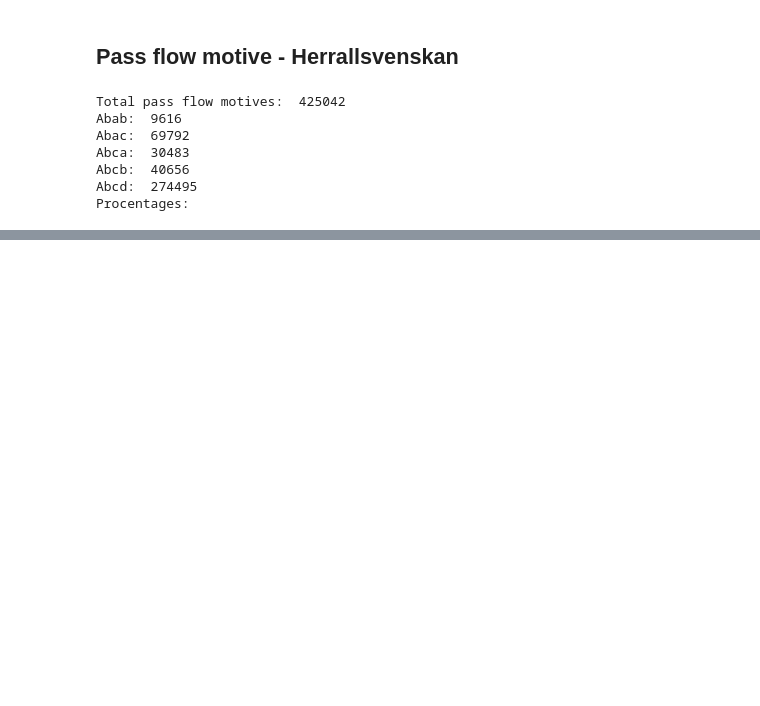
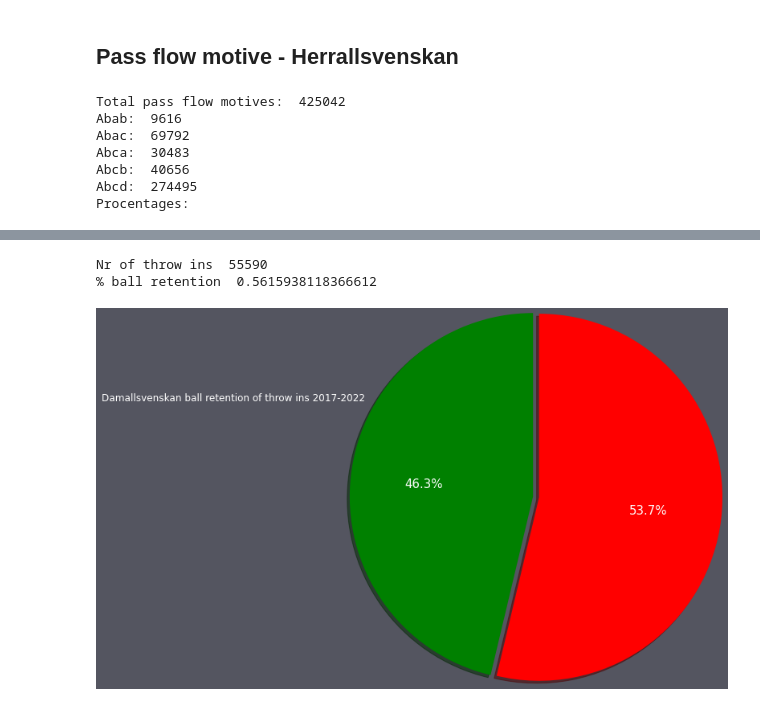
Before and after one commit to G4din/Examensarbete-PlaymakerAI, a Jupyter notebook: pass_length.ipynb, the cells around one changed output, grey strips where cells are left out. Saved outputs shown, nothing was run; the diff lists cells and outputs as text; code cells hidden in the pictures; blank space fills up the shorter version.

Commit message:
Added frequency of data but not finished

```diff
--- a/pass_length.ipynb
+++ b/pass_length.ipynb
@@ -200,0 +270,32 @@ Amount of passes    9616       69792   30483      40656      274495
+# %%
+nr_of_throwins = 0
+ball_retention = 0
+
+for index, row in allsvenskan.iterrows():
+    if row["throw_in"] == True:
+        nr_of_throwins += 1
+        next_action = allsvenskan.iloc[index + 1]
+        second_action = allsvenskan.iloc[index + 2]
+        third_action = allsvenskan.iloc[index + 3]
+        team = row["team"]
+        if ((next_action["team"] == team ) & (second_action["team"] == team ) &  (third_action["team"] == team)):
+                    ball_retention += 1
+print("Nr of throw ins ", nr_of_throwins)
+print("% ball retention ", ball_retention/nr_of_throwins)
+
+herr_retentions = ball_retention / nr_of_throwins
+# %% [output]
+Nr of throw ins  55590
+% ball retention  0.5615938118366612
+# %%
+#plot the data
+
+fig, ax = plt.subplots(facecolor='#545560', figsize = (7,7))
+values = [dam_retention, 1 - dam_retention]
+plt.title("Damallsvenskan ball retention of throw ins 2017-2022", x = -0.5 , y = 0.8,color = 'white' , fontweight = '30')
+_, texts , autopcts =plt.pie(values, startangle = 90, autopct='%1.1f%%', pctdistance=0.6, labeldistance=0.8, radius=1.5, shadow=True, explode=[0.05,0], colors=['g', 'r'])
+plt.setp(texts, **{'color':'white', 'weight':'bold', 'fontsize':12})
+plt.setp(autopcts, **{'color':'white',  'fontsize':15})
+plt.show()
+# %% [output]
+[figure, added]
```
Also changed, not shown: parts of 17 cells of this notebook.
